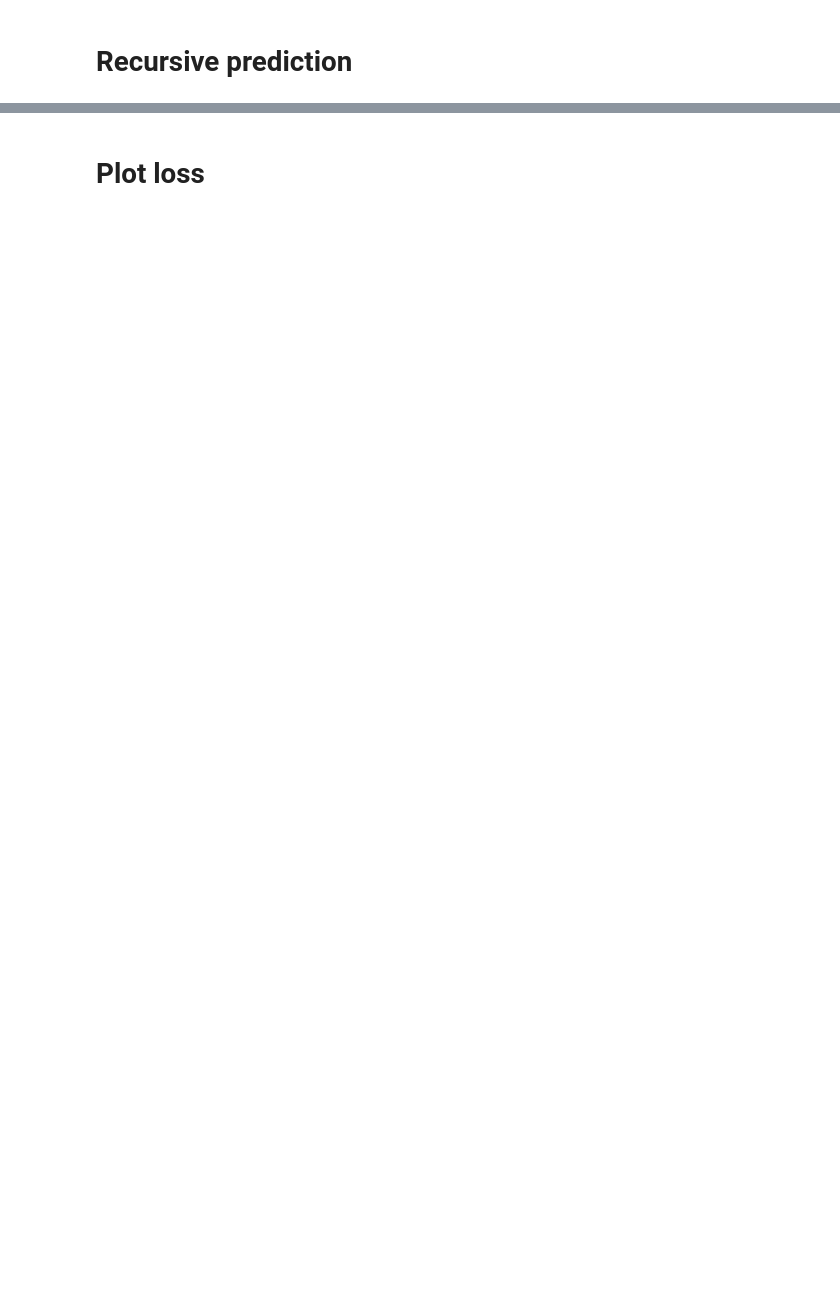
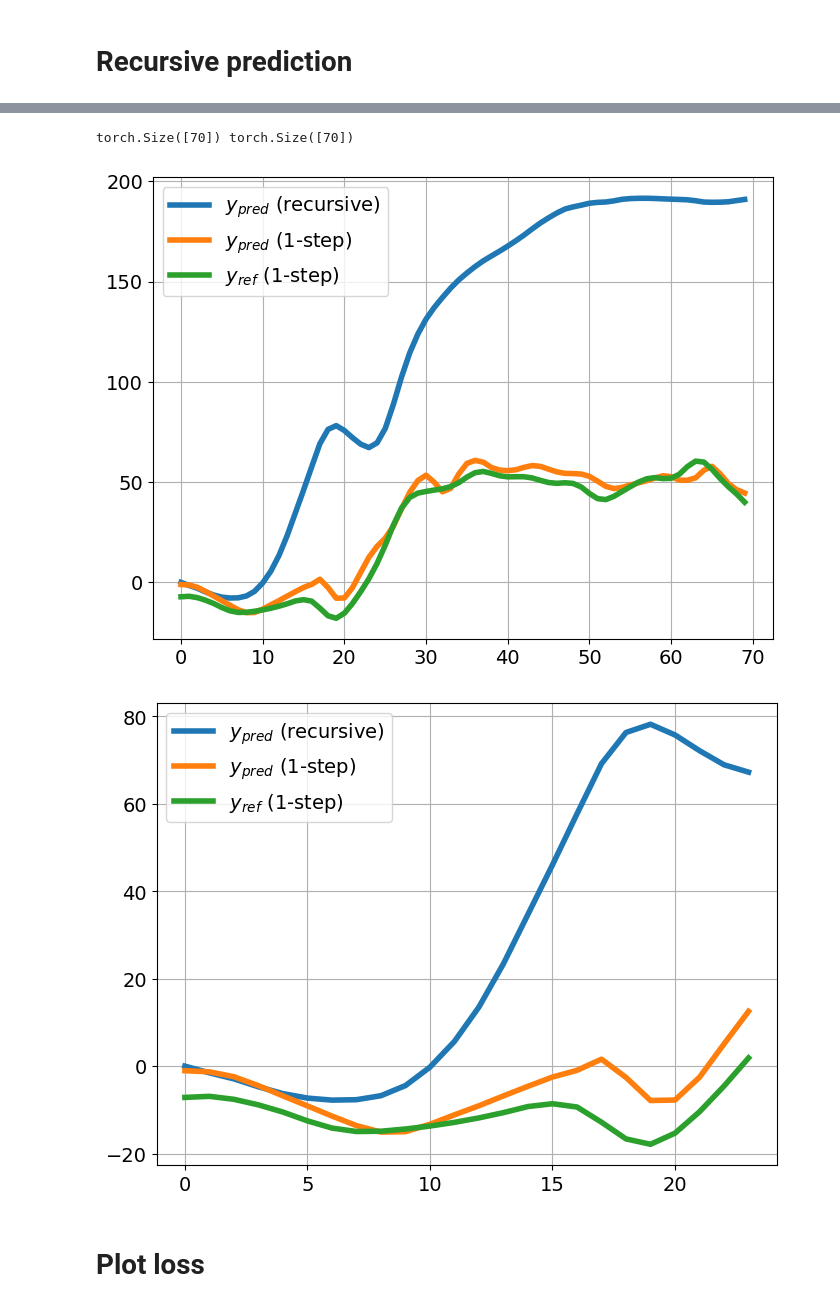
Before and after one commit to EmaMaker/uni-ccen-project, a Jupyter notebook: diabetes.ipynb, the cells around one changed output, grey strips where cells are left out. Drawn from its saved outputs; the diff is of its cells as text; code cells hidden in the pictures; blank space fills up the shorter version.

Commit message:
take right insulin,meals for ruan simulation in recursive prediction

```diff
--- a/diabetes.ipynb
+++ b/diabetes.ipynb
@@ -625,53 +655,59 @@ meals = start[:, 1] # always zero torch.max(meals)
 
 Y = torch.zeros((seq_len, 1)).squeeze()
 
-# TODO: repeat Ruan simulation starting from the appropriate initial conditions in the sequence being used
 # (simulates what would happen in MPC)
-r = torch.tensor(ruan[seq_len:2*seq_len]).squeeze()
+# r = torch.tensor(ruan[seq_len:2*seq_len]).squeeze()
 
 # i think insulin, meals are taken in the wrong window, but they are basal levels and 0 anyway
 # TODO: or are they?
-insulin_np = x[-1, :, 0].detach().cpu().numpy().reshape(-1, 1)
-meals_np = x[-1, :, 1].detach().cpu().numpy().reshape(-1, 1)
+insulin_np = x[seq_len, :, 0].detach().cpu().numpy().reshape(-1, 1)
+meals_np = x[seq_len, :, 1].detach().cpu().numpy().reshape(-1, 1)
 initial_cgm = float(cgm_renorm[0, -1])
 
+# r_data =  x[-1, :, 3]
+
+# TODO: repeat Ruan simulation starting from the appropriate initial conditions in the sequence being used
 # print(insulin_np.shape, meals_np.shape, initial_cgm)
 r = ruan_simulation(PARAMETERS[1], np.array([i for i in range(seq_len)]), insulin_np, meals_np, plot=False, initial_cgm=initial_cgm )
 r = torch.tensor(r).squeeze()
-
+# r_norm = (r - loader["full_dataset"].cgm_ruan_mean) / loader["full_dataset"].cgm_ruan_std
+# r_norm = r_norm.squeeze()
 print(Y.shape, r.shape)
 
 model.eval()
 
-# not very good recursive prediction
-# it still remains to be checked whether i'm using the correct section of ruan to do this
+# not very good recursive predictio
 for i in range(1, seq_len):
     cgm = x[i, :, 2]
-    corr = Y[:i] + r[:i]
+    corr = Y[:i] + r[:i] #r_data[:i] * loader["full_dataset"].cgm_ruan_std + loader["full_dataset"].cgm_ruan_mean
     #print(cgm.shape, corr.shape)
     cgm[-i:] = (corr - loader["full_dataset"].cgm_uva_mean) / loader["full_dataset"].cgm_uva_std
 
     X = torch.stack((insulin, meals, cgm), dim=1)
     Y[i]= model(X.unsqueeze(dim=0))
 
 fig, ax = plt.subplots()
 ax.plot(Y.detach().cpu(), label="$y_{pred}$ (recursive)", linewidth=4)
 ax.plot(ym[:seq_len], label="$y_{pred}$ (1-step)", linewidth=4)
 ax.plot(y[:seq_len], label="$y_{ref}$ (1-step)", linewidth=4)
 ax.legend()
 ax.grid(visible=True)
 plt.savefig("recursive_prediction.pdf", format="pdf", transparent=True)
 #ax.plot(r.detach().cpu())
 
 t = range(0, 24)
 fig, ax = plt.subplots()
 ax.plot(Y.detach().cpu()[:24], label="$y_{pred}$ (recursive)", linewidth=4)
 ax.plot(ym[:24], label="$y_{pred}$ (1-step)", linewidth=4)
 ax.plot(y[:24], label="$y_{ref}$ (1-step)", linewidth=4)
 ax.legend()
 ax.grid(visible=True)
 plt.savefig("recursive_prediction_zoom.pdf", format="pdf", transparent=True)
 #ax.plot(r.detach().cpu()[:24])
+# %% [output]
+torch.Size([70]) torch.Size([70])
+[figure, added]
+[figure, added]
 # %% [markdown]
 # Plot loss
 # %%
```
Also changed, not shown: parts of 6 cells of this notebook.
